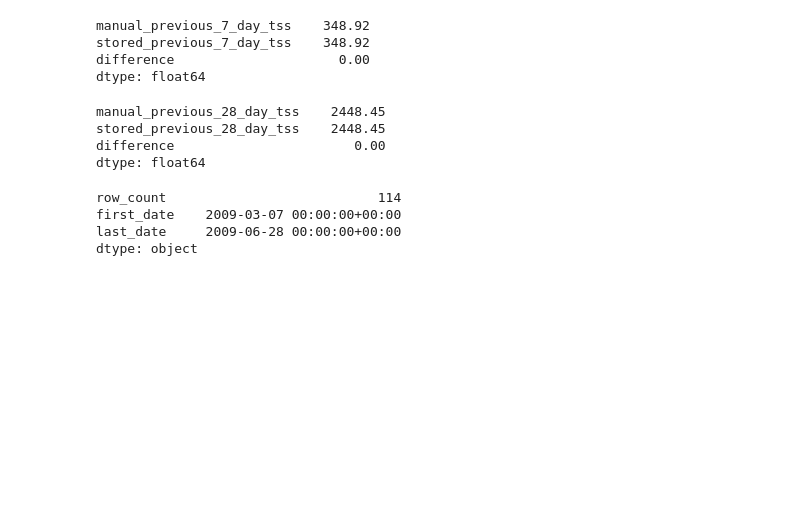
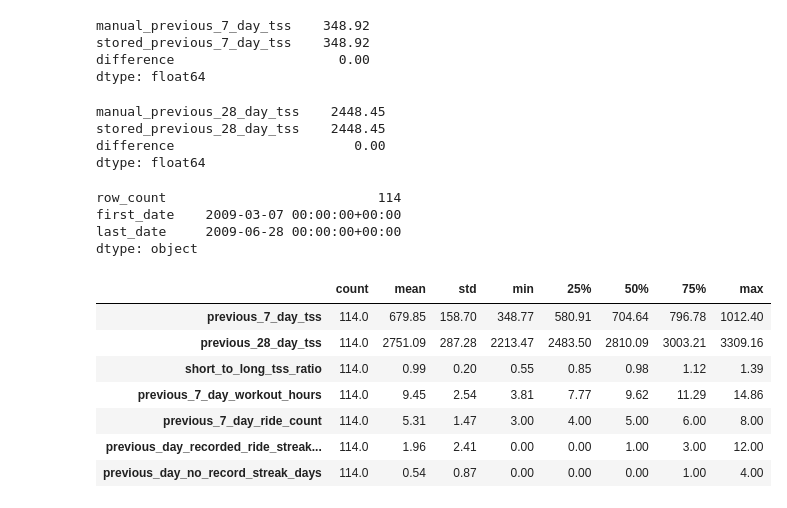
Before and after one commit to jhh0107gsc-hub/cycling, a Jupyter notebook: notebooks/03_recommendation_features.ipynb, the cells around one changed output. Cells and saved outputs as stored; diff of their text form; code cells hidden in the pictures; blank space fills up the shorter version.

Commit message:
Document recommendation feature distributions

```diff
--- a/notebooks/03_recommendation_features.ipynb
+++ b/notebooks/03_recommendation_features.ipynb
@@ -429,3 +429,14 @@ row_count                           114
 first_date    2009-03-07 00:00:00+00:00
 last_date     2009-06-28 00:00:00+00:00
 dtype: object
+# %%
+recommendation_ready_df.describe().T.round(2)
+# %% [output]
+|  | count | mean | std | min | 25% | 50% | 75% | max |
+| previous_7_day_tss | 114.0 | 679.85 | 158.70 | 348.77 | 580.91 | 704.64 | 796.78 | 1012.40 |
+| previous_28_day_tss | 114.0 | 2751.09 | 287.28 | 2213.47 | 2483.50 | 2810.09 | 3003.21 | 3309.16 |
+| short_to_long_tss_ratio | 114.0 | 0.99 | 0.20 | 0.55 | 0.85 | 0.98 | 1.12 | 1.39 |
+| previous_7_day_workout_hours | 114.0 | 9.45 | 2.54 | 3.81 | 7.77 | 9.62 | 11.29 | 14.86 |
+| previous_7_day_ride_count | 114.0 | 5.31 | 1.47 | 3.00 | 4.00 | 5.00 | 6.00 | 8.00 |
+| previous_day_recorded_ride_streak... | 114.0 | 1.96 | 2.41 | 0.00 | 0.00 | 1.00 | 3.00 | 12.00 |
+| previous_day_no_record_streak_days | 114.0 | 0.54 | 0.87 | 0.00 | 0.00 | 0.00 | 1.00 | 4.00 |
```
Also changed, not shown: parts of 1 cell of this notebook.
